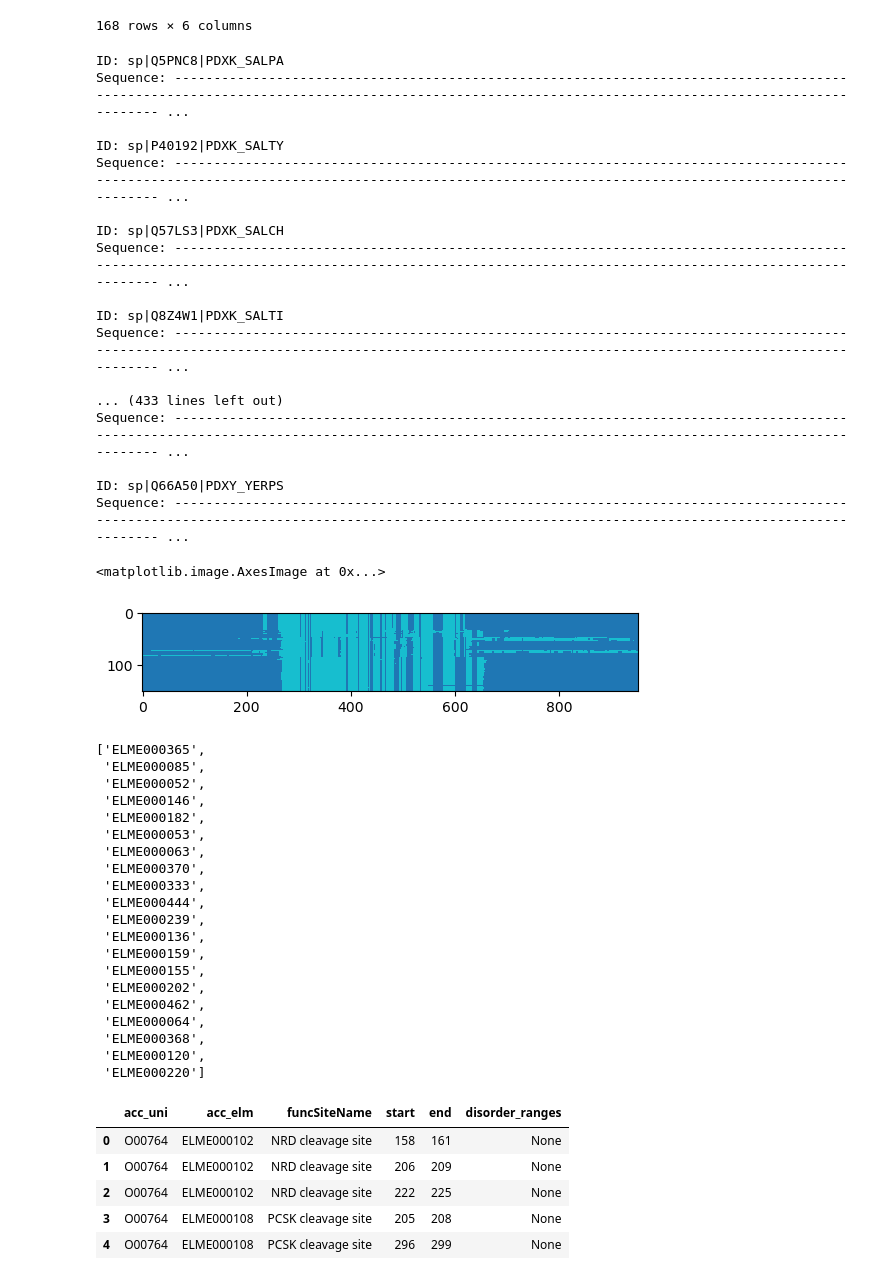
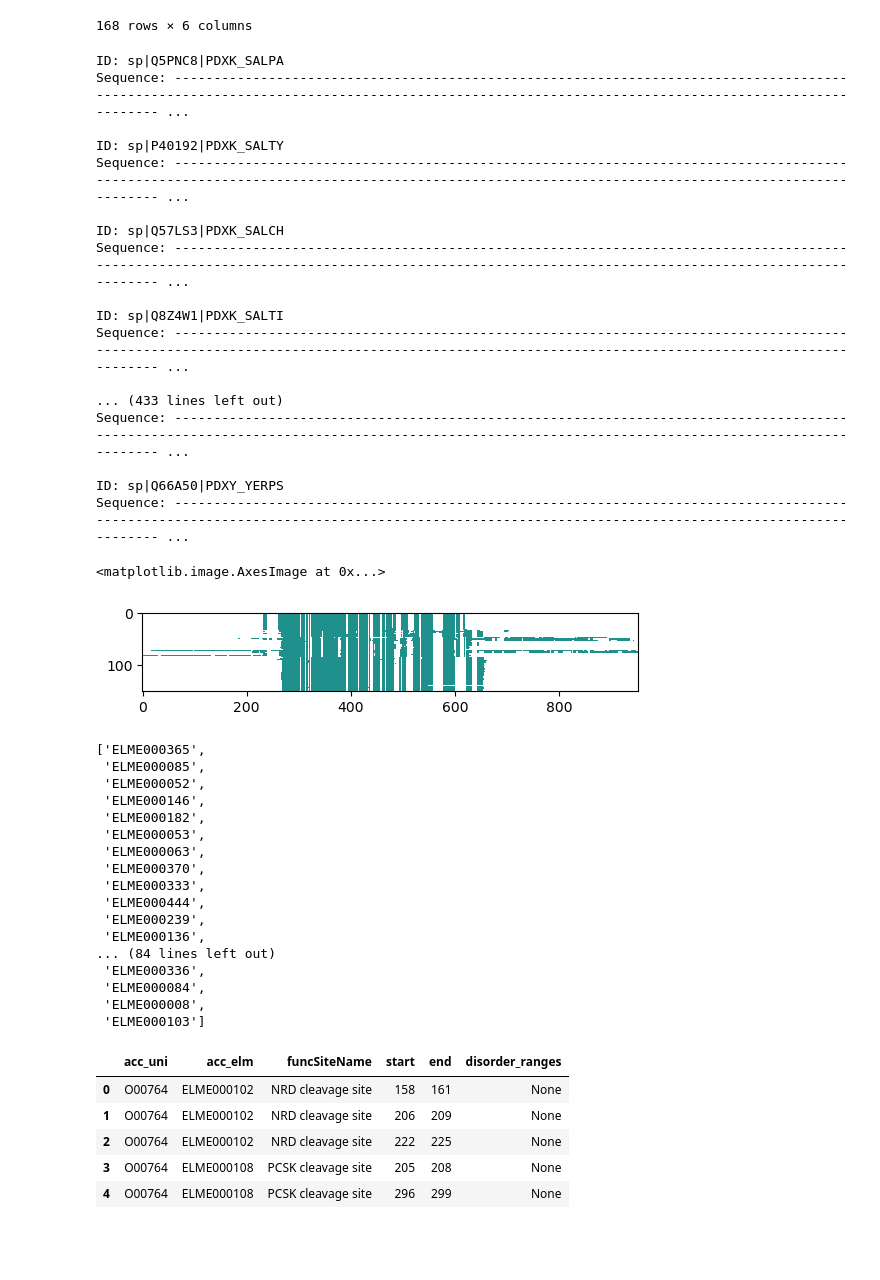
Before and after one commit to marcouderzo/BioData-PdxK-ThiD-FamilyModel, a Jupyter notebook: family.ipynb, the cells around one changed output. Saved outputs shown, nothing was run; the diff lists cells and outputs as text; code cells hidden in the pictures; blank space fills up the shorter version.

```diff
--- a/family.ipynb
+++ b/family.ipynb
@@ -380,9 +400,3 @@ def pred_pfam_overlap(a, b, c, d):
 max(max(pssm_eval_df['stop']), max(pssm_eval_df['s_end']))
 # %% [output]
 498.0
-# %%
-max_res = max(max(pssm_eval_df['stop']), max(pssm_eval_df['s_end']))
-for i, r in pssm_eval_df.iterrows():
-    pfam_start = r['start']
-    pfam_end = r['end']
-    for j in range(max_res): # brute force not needed, but good enough
@@ -1552,37 +1594,38 @@ for i, seq_record in enumerate(SeqIO.parse(fasta_file, "fasta")):
     #print(f"Description: {seq_record.description}")
     print(f"Sequence: {seq_record.seq}\n")
     id = str.split(seq_record.id,'|')[1]
     seq = seq_record.seq
     seq_aln_dict[id] = seq
     seq_idx_dict[id] = i
     row = []
     for aa in seq:
         row.append(0 if aa == '-' else 1)
     img.append(row)
 img_base = np.array(img)
-plt.imshow(img_base, cmap='tab10', interpolation='nearest', vmin=0, vmax=1)
+cmap = ListedColormap(['w', '#20908C','#E6DE2F'])
+plt.imshow(img_base, cmap=cmap, interpolation='nearest', vmin=0, vmax=2)
 # %% [output]
 ID: sp|Q5PNC8|PDXK_SALPA
 Sequence: ---------------------------------------------------------------------------------------------------------------------------------------------------------------------------------------------- ...
 
 ID: sp|P40192|PDXK_SALTY
 Sequence: ---------------------------------------------------------------------------------------------------------------------------------------------------------------------------------------------- ...
 
 ID: sp|Q57LS3|PDXK_SALCH
 Sequence: ---------------------------------------------------------------------------------------------------------------------------------------------------------------------------------------------- ...
 
 ID: sp|Q8Z4W1|PDXK_SALTI
 Sequence: ---------------------------------------------------------------------------------------------------------------------------------------------------------------------------------------------- ...
 
 ... (433 lines left out)
 Sequence: ---------------------------------------------------------------------------------------------------------------------------------------------------------------------------------------------- ...
 
 ID: sp|Q66A50|PDXY_YERPS
 Sequence: ---------------------------------------------------------------------------------------------------------------------------------------------------------------------------------------------- ...
 <matplotlib.image.AxesImage at 0x...>
-[figure, old version]
+[figure, new version]
 # %%
-n_elm_patterns = 20
+n_elm_patterns = 100
 top_elm_df = elm_hits_df.groupby('acc_elm')['acc_uni'].count().sort_values(ascending=False)
 elm_top_acc = top_elm_df.head(n_elm_patterns).index.tolist()
 elm_top_acc
@@ -1599,14 +1642,11 @@ elm_top_acc
  'ELME000444',
  'ELME000239',
  'ELME000136',
- 'ELME000159',
- 'ELME000155',
- 'ELME000202',
- 'ELME000462',
- 'ELME000064',
- 'ELME000368',
- 'ELME000120',
- 'ELME000220']
+... (84 lines left out)
+ 'ELME000336',
+ 'ELME000084',
+ 'ELME000008',
+ 'ELME000103']
 # %%
 elm_hits_df.head()
 # %% [output]
```
Also changed, not shown: parts of 18 cells of this notebook.
